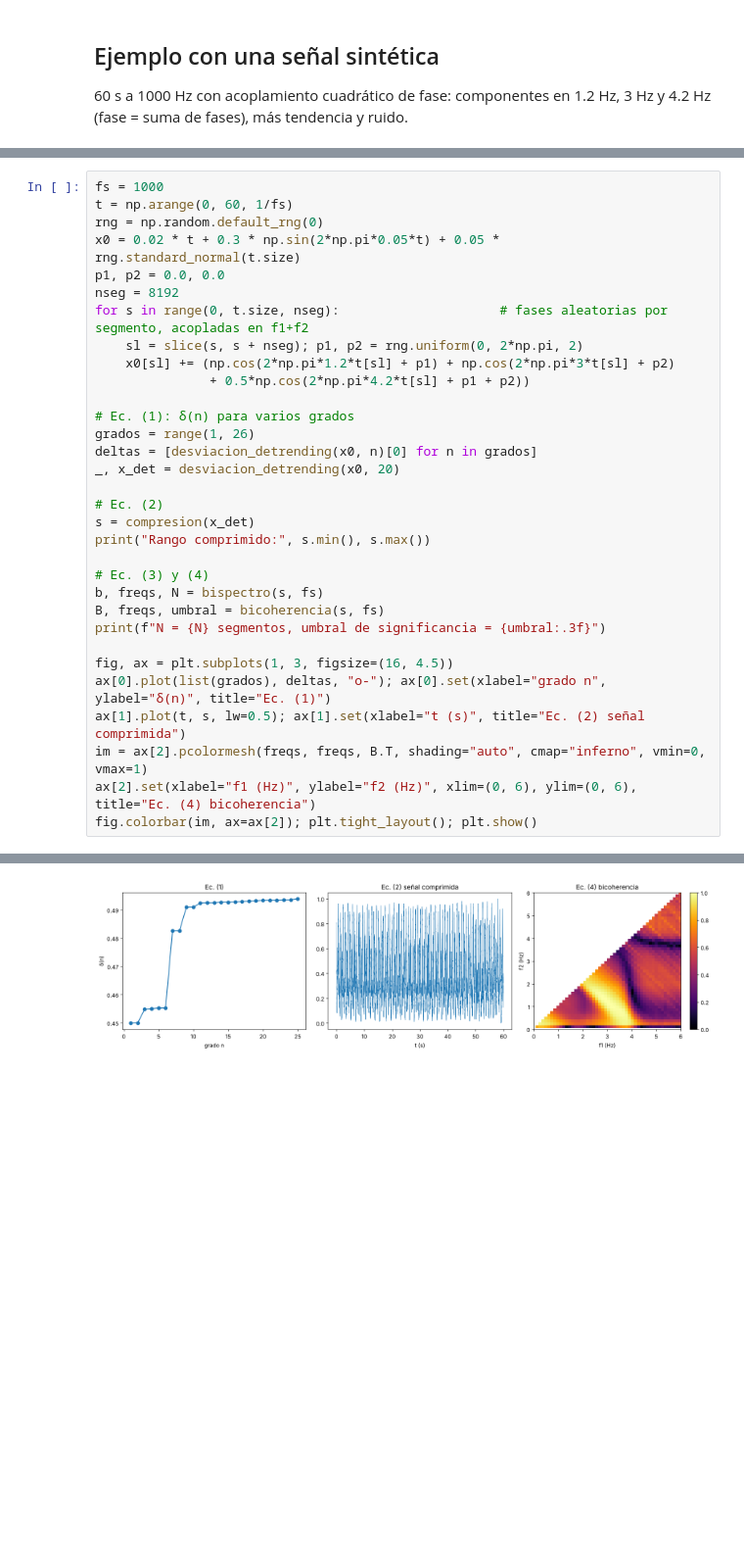
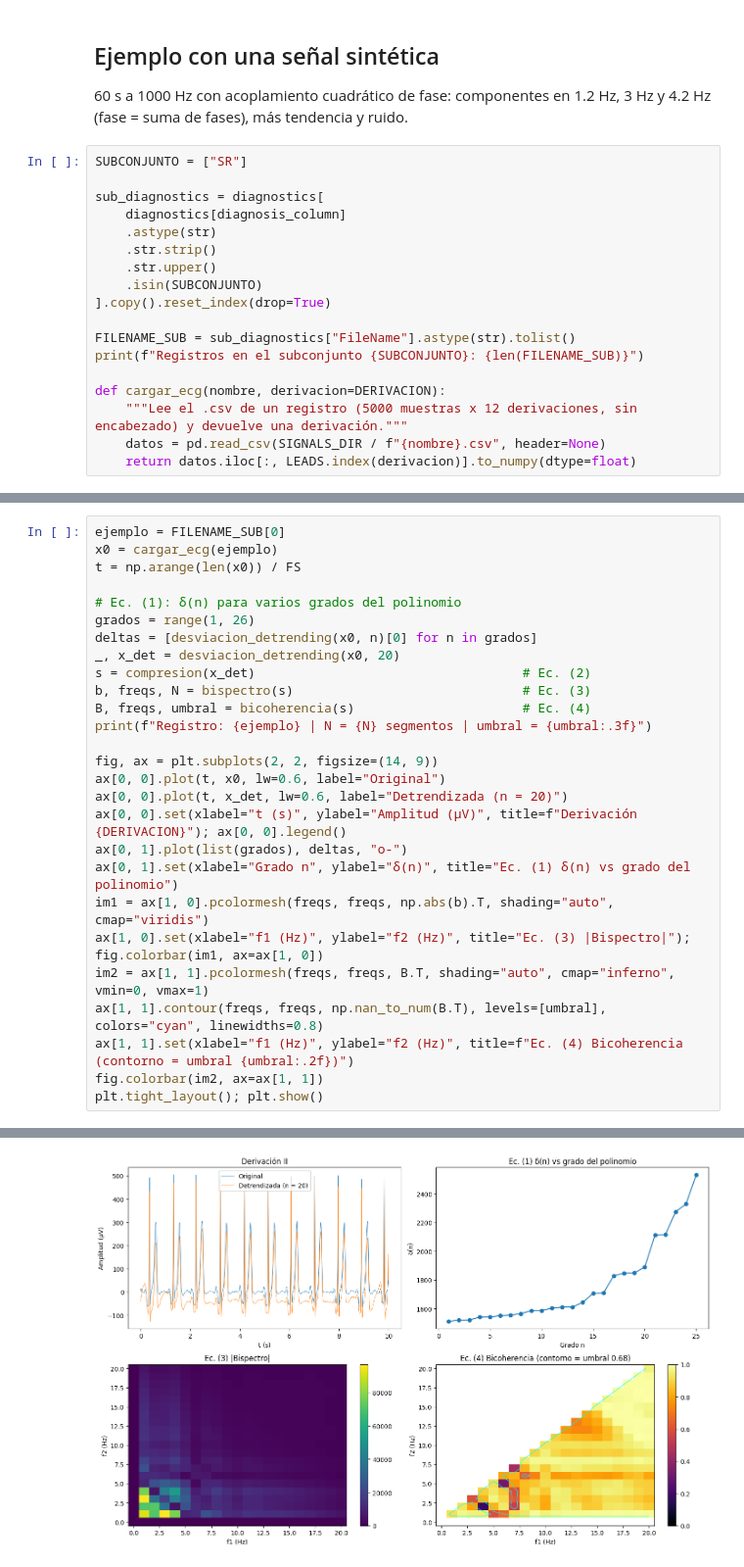
Before and after one commit to JeroXx11/Lab_Biosenales, a Jupyter notebook: Proyecto/Proyecto.ipynb, the cells around one changed output, grey strips where cells are left out. Shown at 98% size. Cells and saved outputs as stored; diff of their text form; blank space fills up the shorter version.

```diff
--- a/Proyecto/Proyecto.ipynb
+++ b/Proyecto/Proyecto.ipynb
@@ -79,3 +578,21 @@ def bicoherencia(x, fs=1000, nseg_len=8192, fmax_hz=20, triangular=True):
 # %% [markdown]
 ## Ejemplo con una señal sintética
 60 s a 1000 Hz con acoplamiento cuadrático de fase: componentes en 1.2 Hz, 3 Hz y 4.2 Hz (fase = suma de fases), más tendencia y ruido.
+# %%
+SUBCONJUNTO = ["SR"]
+
+sub_diagnostics = diagnostics[
+    diagnostics[diagnosis_column]
+    .astype(str)
+    .str.strip()
+    .str.upper()
+    .isin(SUBCONJUNTO)
+].copy().reset_index(drop=True)
+
+FILENAME_SUB = sub_diagnostics["FileName"].astype(str).tolist()
+print(f"Registros en el subconjunto {SUBCONJUNTO}: {len(FILENAME_SUB)}")
+
+def cargar_ecg(nombre, derivacion=DERIVACION):
+    """Lee el .csv de un registro (5000 muestras x 12 derivaciones, sin encabezado) y devuelve una derivación."""
+    datos = pd.read_csv(SIGNALS_DIR / f"{nombre}.csv", header=None)
+    return datos.iloc[:, LEADS.index(derivacion)].to_numpy(dtype=float)
@@ -82,33 +612,28 @@ def bicoherencia(x, fs=1000, nseg_len=8192, fmax_hz=20, triangular=True):
 # %%
-fs = 1000
-t = np.arange(0, 60, 1/fs)
-rng = np.random.default_rng(0)
-x0 = 0.02 * t + 0.3 * np.sin(2*np.pi*0.05*t) + 0.05 * rng.standard_normal(t.size)
-p1, p2 = 0.0, 0.0
-nseg = 8192
-for s in range(0, t.size, nseg):                     # fases aleatorias por segmento, acopladas en f1+f2
-    sl = slice(s, s + nseg); p1, p2 = rng.uniform(0, 2*np.pi, 2)
-    x0[sl] += (np.cos(2*np.pi*1.2*t[sl] + p1) + np.cos(2*np.pi*3*t[sl] + p2)
-               + 0.5*np.cos(2*np.pi*4.2*t[sl] + p1 + p2))
+ejemplo = FILENAME_SUB[0]
+x0 = cargar_ecg(ejemplo)
+t = np.arange(len(x0)) / FS
 
-# Ec. (1): δ(n) para varios grados
+# Ec. (1): δ(n) para varios grados del polinomio
 grados = range(1, 26)
 deltas = [desviacion_detrending(x0, n)[0] for n in grados]
 _, x_det = desviacion_detrending(x0, 20)
+s = compresion(x_det)                                   # Ec. (2)
+b, freqs, N = bispectro(s)                              # Ec. (3)
+B, freqs, umbral = bicoherencia(s)                      # Ec. (4)
+print(f"Registro: {ejemplo} | N = {N} segmentos | umbral = {umbral:.3f}")
 
-# Ec. (2)
-s = compresion(x_det)
-print("Rango comprimido:", s.min(), s.max())
-
-# Ec. (3) y (4)
-b, freqs, N = bispectro(s, fs)
-B, freqs, umbral = bicoherencia(s, fs)
-print(f"N = {N} segmentos, umbral de significancia = {umbral:.3f}")
-
-fig, ax = plt.subplots(1, 3, figsize=(16, 4.5))
-ax[0].plot(list(grados), deltas, "o-"); ax[0].set(xlabel="grado n", ylabel="δ(n)", title="Ec. (1)")
-ax[1].plot(t, s, lw=0.5); ax[1].set(xlabel="t (s)", title="Ec. (2) señal comprimida")
-im = ax[2].pcolormesh(freqs, freqs, B.T, shading="auto", cmap="inferno", vmin=0, vmax=1)
-ax[2].set(xlabel="f1 (Hz)", ylabel="f2 (Hz)", xlim=(0, 6), ylim=(0, 6), title="Ec. (4) bicoherencia")
-fig.colorbar(im, ax=ax[2]); plt.tight_layout(); plt.show()
+fig, ax = plt.subplots(2, 2, figsize=(14, 9))
+ax[0, 0].plot(t, x0, lw=0.6, label="Original")
+ax[0, 0].plot(t, x_det, lw=0.6, label="Detrendizada (n = 20)")
+ax[0, 0].set(xlabel="t (s)", ylabel="Amplitud (µV)", title=f"Derivación {DERIVACION}"); ax[0, 0].legend()
+ax[0, 1].plot(list(grados), deltas, "o-")
+ax[0, 1].set(xlabel="Grado n", ylabel="δ(n)", title="Ec. (1) δ(n) vs grado del polinomio")
+im1 = ax[1, 0].pcolormesh(freqs, freqs, np.abs(b).T, shading="auto", cmap="viridis")
+ax[1, 0].set(xlabel="f1 (Hz)", ylabel="f2 (Hz)", title="Ec. (3) |Bispectro|"); fig.colorbar(im1, ax=ax[1, 0])
+im2 = ax[1, 1].pcolormesh(freqs, freqs, B.T, shading="auto", cmap="inferno", vmin=0, vmax=1)
+ax[1, 1].contour(freqs, freqs, np.nan_to_num(B.T), levels=[umbral], colors="cyan", linewidths=0.8)
+ax[1, 1].set(xlabel="f1 (Hz)", ylabel="f2 (Hz)", title=f"Ec. (4) Bicoherencia (contorno = umbral {umbral:.2f})")
+fig.colorbar(im2, ax=ax[1, 1])
+plt.tight_layout(); plt.show()
 # %% [output]
@@ -117 +641 @@ N = 7 segmentos, umbral de significancia = 0.811
-[figure, old version]
+[figure, new version]
```
Also changed, not shown: parts of 18 cells of this notebook.
